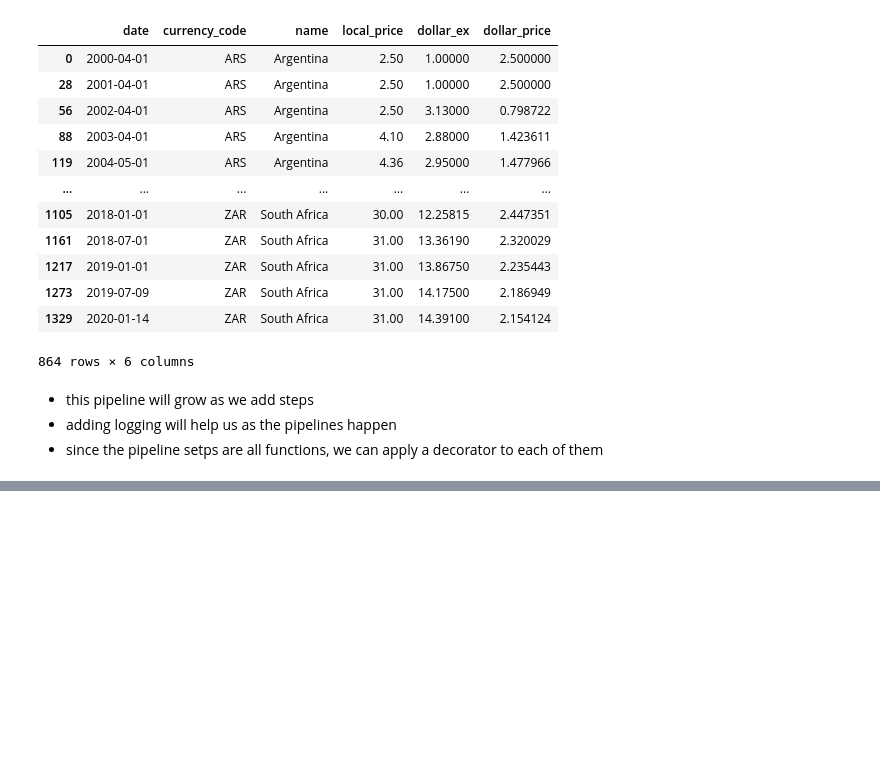
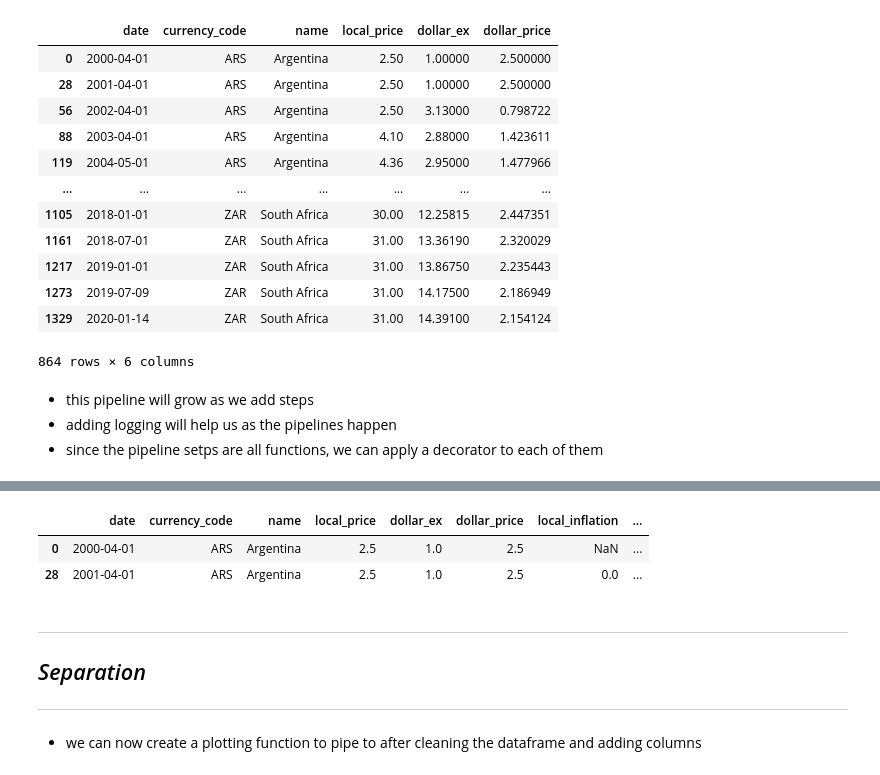
Before and after one commit to MiConnell/Learning-Notebooks, a Jupyter notebook: pandas_pipe.ipynb, the cells around one changed output, grey strips where cells are left out. Cells and saved outputs as stored; diff of their text form; code cells hidden in the pictures; blank space fills up the shorter version.

```diff
--- a/pandas_pipe.ipynb
+++ b/pandas_pipe.ipynb
@@ -235,0 +288,7 @@ _________________________
+# %%
+@log_step
+def add_inflation_features(dataf: pd.DataFrame) -> pd.DataFrame:
+    return (dataf
+        .assign(local_inflation=lambda d: d.groupby('name')['local_price'].diff()/d['local_price'])
+        .assign(dollar_inflation=lambda d: d.groupby('name')['dollar_price'].diff()/d['dollar_price'])
+    )
@@ -235,0 +309,7 @@ _________________________
+# %%
+analysis_dataframe = (df
+.pipe(start_pipeline)
+.pipe(set_dtypes)
+.pipe(remove_outliers, min_row_country=32)
+.pipe(add_inflation_features)
+)
@@ -235,0 +321,12 @@ _________________________
+# %%
+analysis_dataframe.head(2)
+# %% [output]
+|  | date | currency_code | name | local_price | dollar_ex | dollar_price | local_inflation | ... |
+| 0 | 2000-04-01 | ARS | Argentina | 2.5 | 1.0 | 2.5 | NaN | ... |
+| 28 | 2001-04-01 | ARS | Argentina | 2.5 | 1.0 | 2.5 | 0.0 | ... |
+# %% [markdown]
+_________________________
+## *Separation*
+_________________________
+# %% [markdown]
+- we can now create a plotting function to pipe to after cleaning the dataframe and adding columns
```
Also changed, not shown: parts of 19 cells of this notebook.
